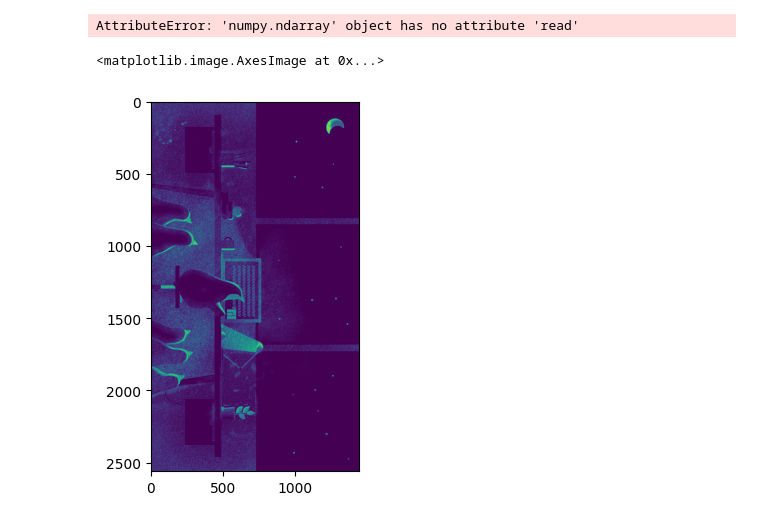
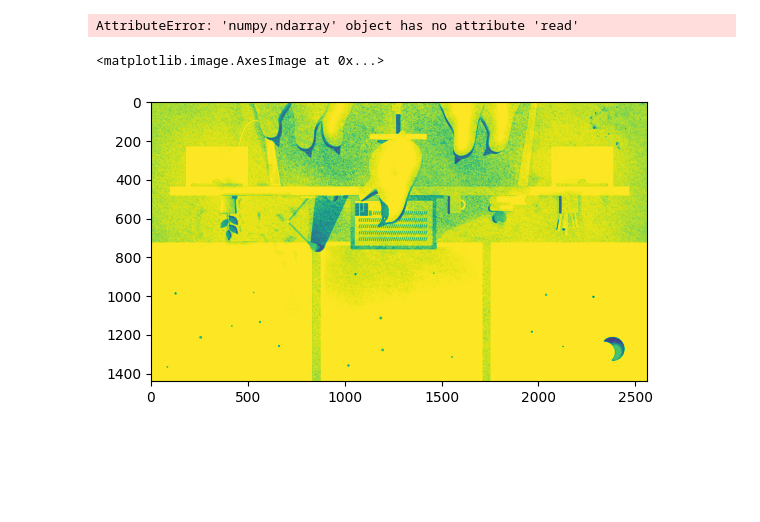
Before and after one commit to Xor01/NumPy-ImageManipulation, a Jupyter notebook: Computation_with_NumPy_and_N_Dimensional_Arrays.ipynb, the cells around one changed output. Drawn from its saved outputs; the diff is of its cells as text; code cells hidden in the pictures; blank space fills up the shorter version.

Commit message:
add external image and flip and invert it

```diff
--- a/Computation_with_NumPy_and_N_Dimensional_Arrays.ipynb
+++ b/Computation_with_NumPy_and_N_Dimensional_Arrays.ipynb
@@ -375,8 +375,8 @@ my_img = np.array(my_img)
 AttributeError: 'numpy.ndarray' object has no attribute 'read'
 # %%
 flipped = np.flip(my_img)
-rotated = np.rot90(flipped)
-plt.imshow(rotated)
+inverted = np.invert(flipped)
+plt.imshow(inverted)
 # %% [output]
 <matplotlib.image.AxesImage at 0x...>
-[figure, old version]
+[figure, new version]
```
